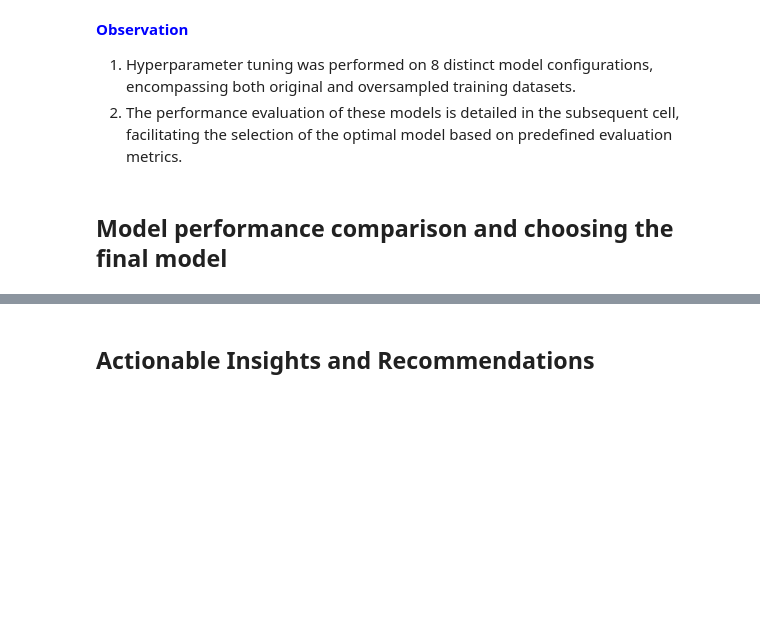
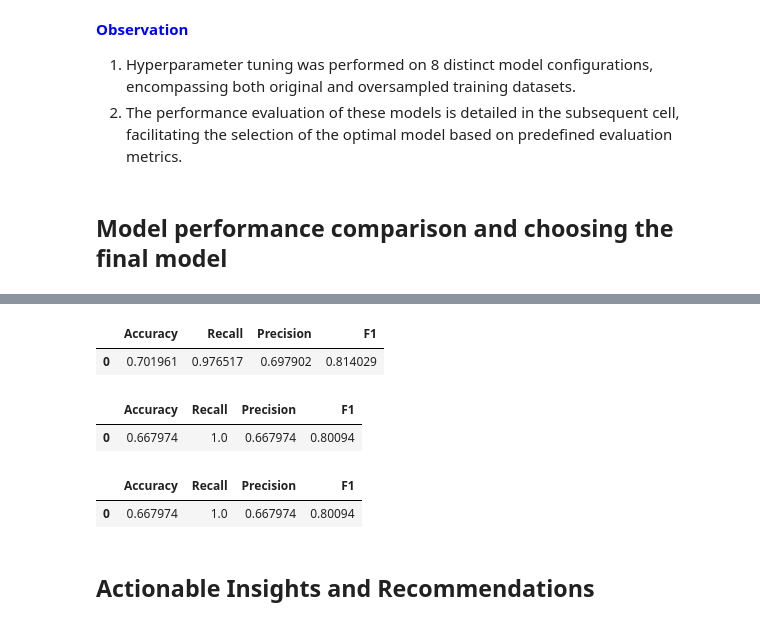
Before and after one commit to RashmiJK/PGP-AIML-EasyVisa-AML, a Jupyter notebook: easyvisa_modeling.ipynb, the cells around one changed output, grey strips where cells are left out. Saved outputs shown, nothing was run; the diff lists cells and outputs as text; code cells hidden in the pictures; blank space fills up the shorter version.

```diff
--- a/easyvisa_modeling.ipynb
+++ b/easyvisa_modeling.ipynb
@@ -1937,7 +1982,24 @@ models_val_comp_df
+# %%
+## Compute model performance on the test data using AdaBoost trained on original data model.
+test_adab_o = model_performance_classification_sklearn(tuned_ada_o, X_test, y_test)
+test_adab_o
+# %% [output]
+|  | Accuracy | Recall | Precision | F1 |
+| 0 | 0.701961 | 0.976517 | 0.697902 | 0.814029 |
 # %%
-## Complete the code to print the model performance on the test data by the best model.
-test = model_performance_classification_sklearn(_____, X_test, y_test)
-test
+## Compute the model performance on the test data using XGBoost trained on original data.
+test_xgb_o = model_performance_classification_sklearn(xgb_o, X_test, y_test)
+test_xgb_o
+# %% [output]
+|  | Accuracy | Recall | Precision | F1 |
+| 0 | 0.667974 | 1.0 | 0.667974 | 0.80094 |
+# %%
+## Compute the model performance on the test data using XGBoost trained on Oversampled data.
+test_sfb_sm = model_performance_classification_sklearn(xgb_sm, X_test, y_test)
+test_sfb_sm
+# %% [output]
+|  | Accuracy | Recall | Precision | F1 |
+| 0 | 0.667974 | 1.0 | 0.667974 | 0.80094 |
 # %%
 feature_names = X_train.columns
 importances = _____.feature_importances_ ## Complete the code to print the feature importances from the best model.
```
Also changed, not shown: parts of 6 cells of this notebook.
